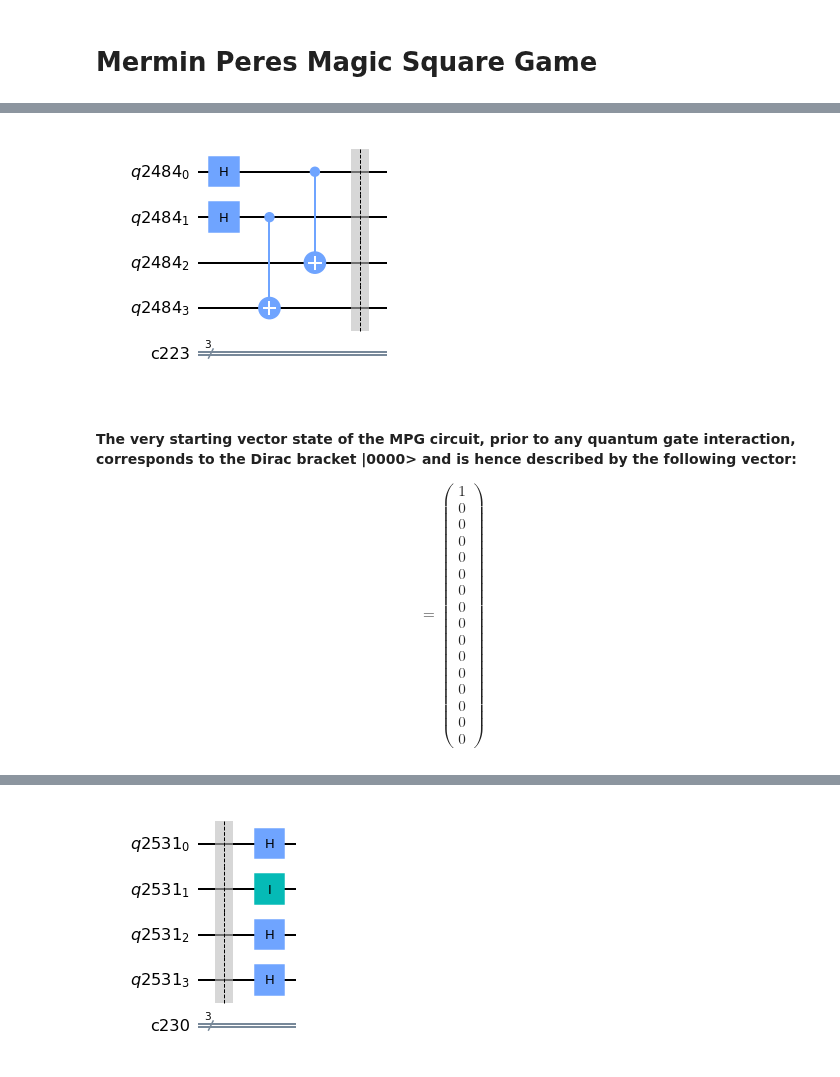
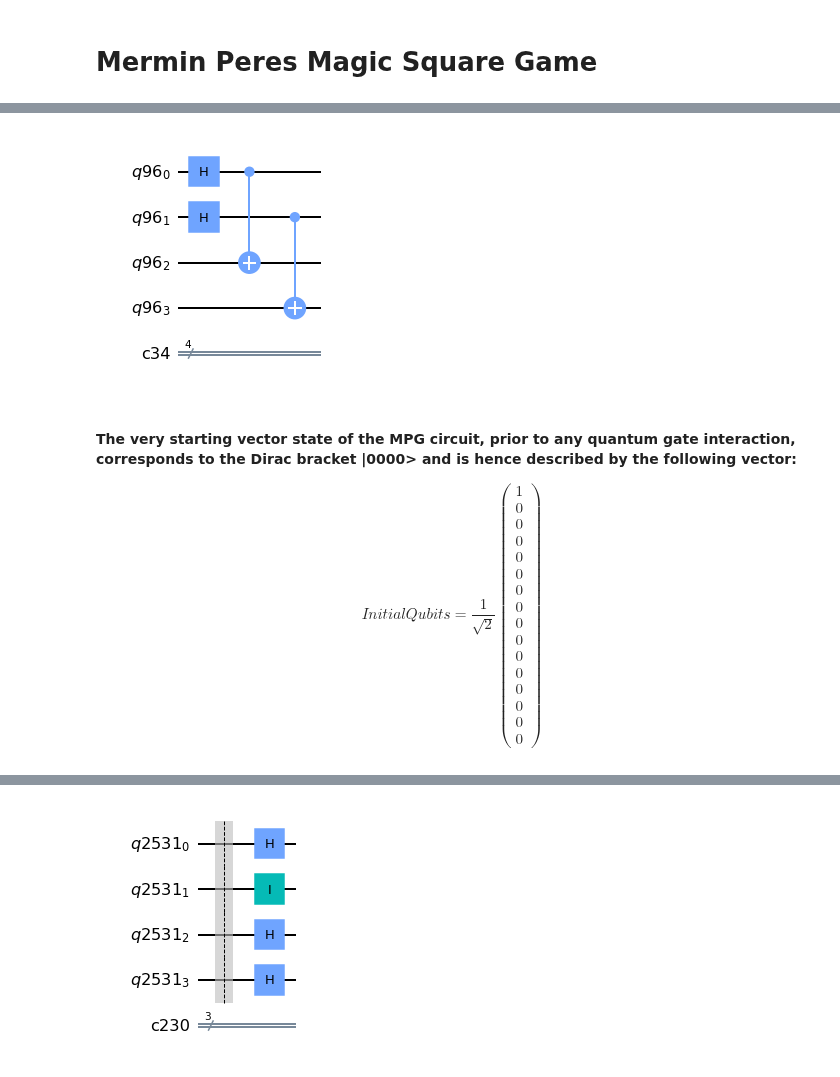
Before and after one commit to JanLahmann/Fun-with-Quantum, a Jupyter notebook: Mermin–Peres-Game.ipynb, the cells around one changed output, grey strips where cells are left out. Drawn from its saved outputs; the diff is of its cells as text; code cells hidden in the pictures.

```diff
--- a/Mermin–Peres-Game.ipynb
+++ b/Mermin–Peres-Game.ipynb
@@ -231,16 +236,16 @@ $$ Quantum Solution MPG = Initial Vector * Dynamic Matrix(row, column)$$
 #### Starting with the first part of the equation, the intial vector, of the MPG circuit is defined by quantum gates as follows:
 # %%
 q = QuantumRegister(4)
-c = ClassicalRegister(3)
+c = ClassicalRegister(4)
 qc = QuantumCircuit(q, c)
 qc.h(q[0])
 qc.h(q[1])
+qc.cx(q[0],q[2])
 qc.cx(q[1],q[3])
-qc.cx(q[0],q[2])
-qc.barrier()
+#qc.barrier()
 qc.draw(output='mpl')
 # %% [output]
-[figure, old version]
+[figure, new version]
 # %% [markdown]
 #### The very starting vector state of the MPG circuit, prior to any quantum gate interaction, corresponds to the Dirac bracket |0000> and is hence described by the following vector:
-$$ = {\begin{pmatrix} 1 \\0 \\0 \\0 \\0 \\0 \\0 \\0 \\0 \\0 \\0 \\0 \\0 \\0 \\0 \\ 0\end{pmatrix}}$$
+$$ InitialQubits= \frac 1 {\sqrt{2}} {\begin{pmatrix} 1 \\0 \\0 \\0 \\0 \\0 \\0 \\0 \\0 \\0 \\0 \\0 \\0 \\0 \\0 \\ 0\end{pmatrix}}$$
```
Also changed, not shown: parts of 32 cells of this notebook, 3 other files.
